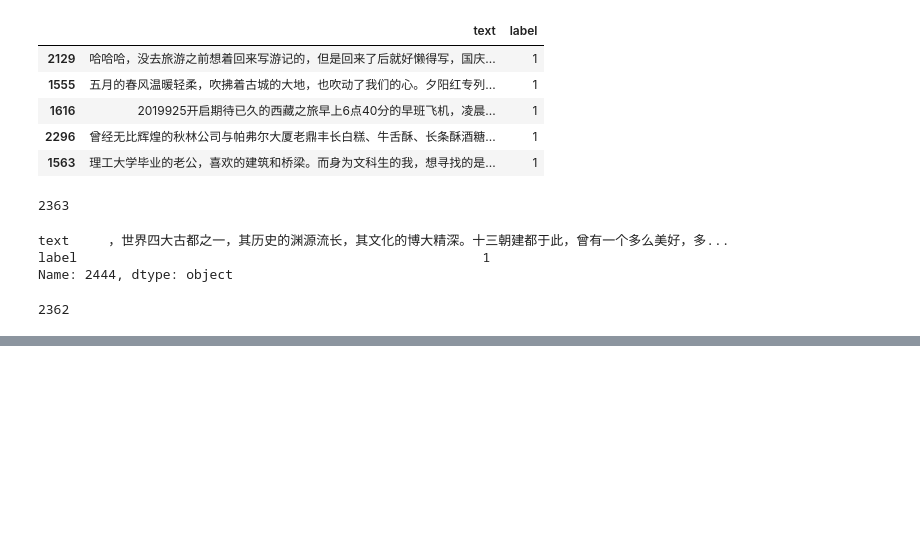
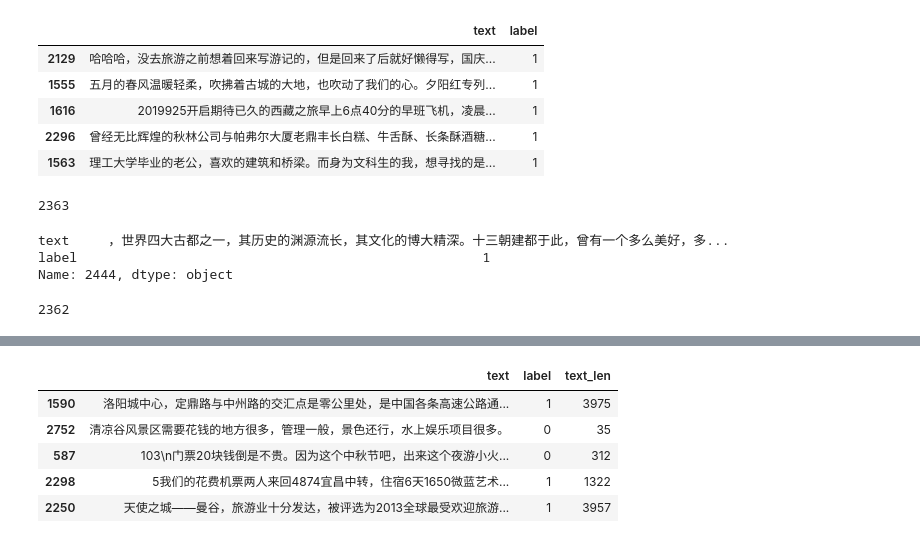
Before and after one commit to ChocolateLi/Pytorch, a Jupyter notebook: SentimentAnalysis/model/data_preprocessing.ipynb, the cells around one changed output, grey strips where cells are left out. Saved outputs shown, nothing was run; the diff lists cells and outputs as text; code cells hidden in the pictures; blank space fills up the shorter version.

```diff
--- a/SentimentAnalysis/model/data_preprocessing.ipynb
+++ b/SentimentAnalysis/model/data_preprocessing.ipynb
@@ -94,0 +151,14 @@ texts.to_csv('../data/MyDataset/dataset.csv',index=False)
+# %%
+def text_length(text):
+    return len(text)
+# %%
+pd_dataset['text_len'] = pd_dataset['text'].apply(text_length)
+# %%
+pd_dataset.sample(5)
+# %% [output]
+|  | text | label | text_len |
+| 1590 | 洛阳城中心，定鼎路与中州路的交汇点是零公里处，是中国各条高速公路通... | 1 | 3975 |
+| 2752 | 清凉谷风景区需要花钱的地方很多，管理一般，景色还行，水上娱乐项目很多。 | 0 | 35 |
+| 587 | 103\n门票20块钱倒是不贵。因为这个中秋节吧，出来这个夜游小火... | 0 | 312 |
+| 2298 | 5我们的花费机票两人来回4874宜昌中转，住宿6天1650微蓝艺术... | 1 | 1322 |
+| 2250 | 天使之城——曼谷，旅游业十分发达，被评选为2013全球最受欢迎旅游... | 1 | 3957 |
```
Also changed, not shown: parts of 20 cells of this notebook, 39 other files.
